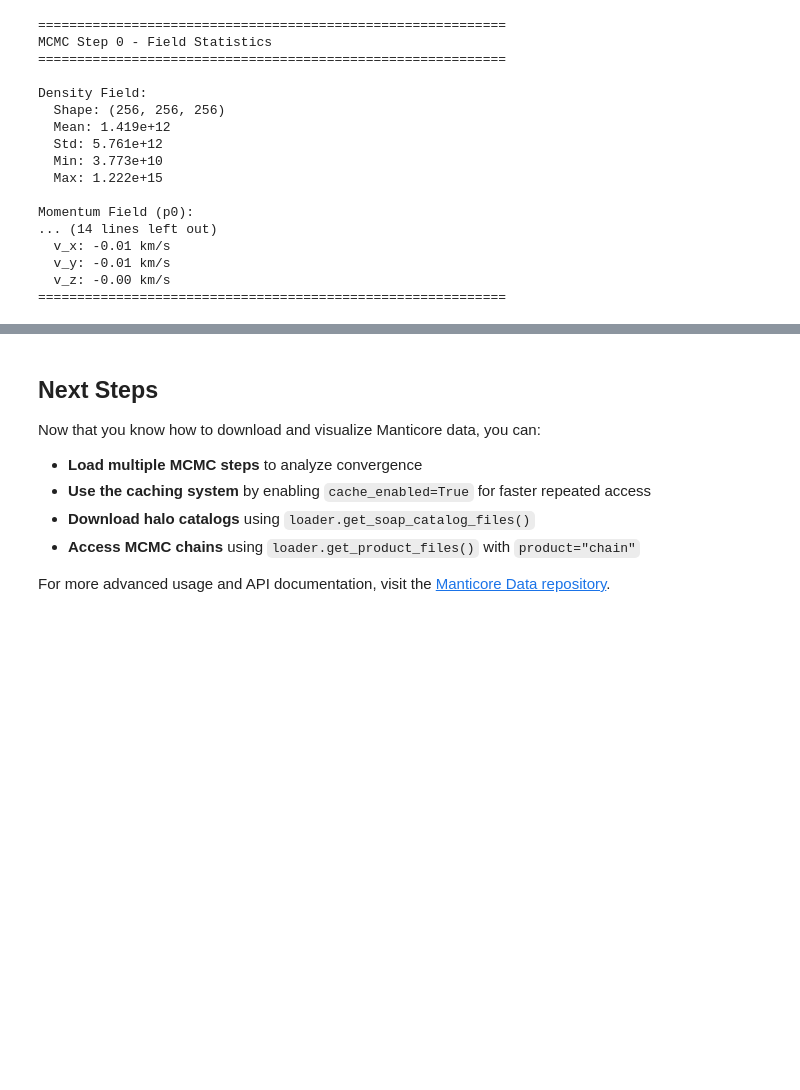
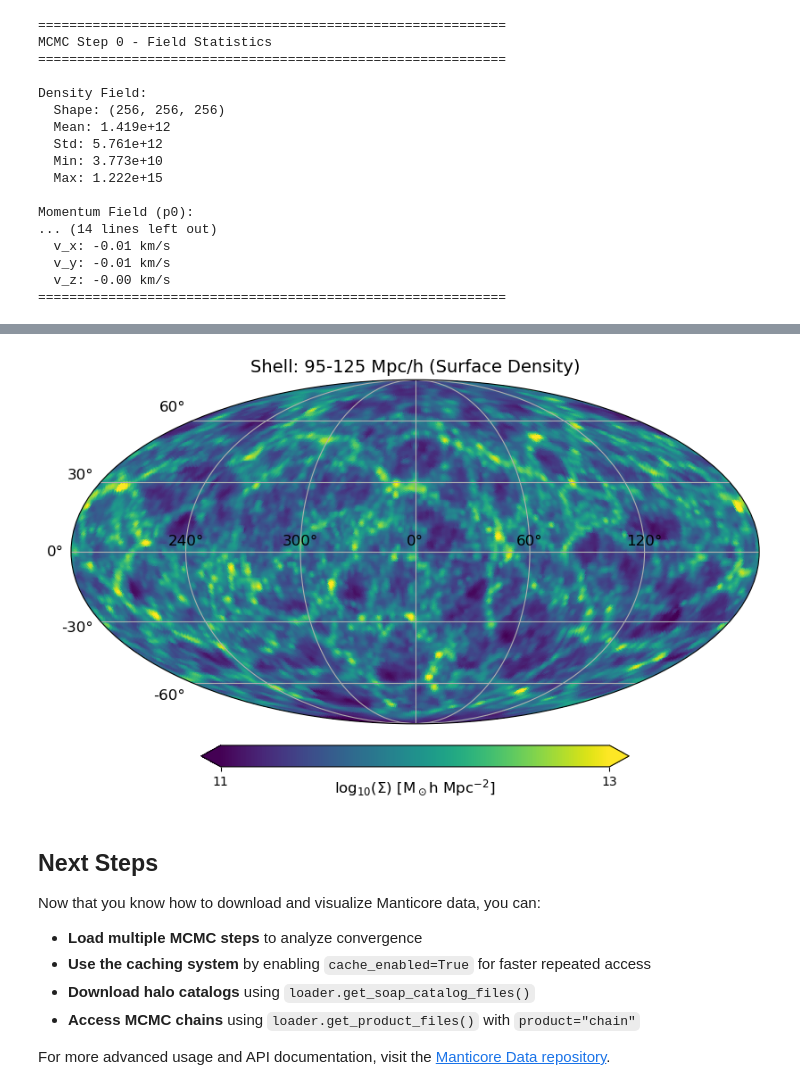
Before and after one commit to stuartmcalpine/manticore_public_scripts, a Jupyter notebook: manticore_data_tutorial.ipynb, the cells around one changed output, grey strips where cells are left out. Saved outputs shown, nothing was run; the diff lists cells and outputs as text; code cells hidden in the pictures; blank space fills up the shorter version.

Commit message:
Add sky view to example

```diff
--- a/manticore_data_tutorial.ipynb
+++ b/manticore_data_tutorial.ipynb
@@ -239,3 +288,89 @@ Momentum Field (p0):
+# %%
+import numpy as np
+import healpy as hp
+from scipy.ndimage import map_coordinates
+
+def plot_shell(density, observer_pos, d1, d2, L=1000*0.681, nside=128):
+    """
+    Plot a spherical shell surface density from a 3D density field on HEALPix projection.
+
+    Parameters:
+    -----------
+    density : array (256,256,256)
+        3D mass field in M☉/h per cell
+    observer_pos : tuple or array
+        Observer position in grid units (ix, iy, iz)
+    d1, d2 : float
+        Inner and outer radius of shell in Mpc/h
+    L : float
+        Box size in Mpc/h
+    nside : int
+        HEALPix resolution parameter
+    """
+    # Grid parameters
+    ngrid = density.shape[0]
+    cell_size = L / ngrid  # Mpc/h per cell
+
+    # Get HEALPix pixel directions (theta, phi)
+    npix = hp.nside2npix(nside)
+    theta, phi = hp.pix2ang(nside, np.arange(npix))
+
+    # Convert to Cartesian unit vectors
+    nx = np.sin(theta) * np.cos(phi)
+    ny = np.sin(theta) * np.sin(phi)
+    nz = np.cos(theta)
+
+    # Sample radii in the shell
+    n_samples = 20
+    radii = np.linspace(d1, d2, n_samples)
+    dr = (d2 - d1) / (n_samples - 1) if n_samples > 1 else (d2 - d1)
+
+    surface_density = np.zeros(npix)
+
+    # For each pixel, integrate along the line of sight through the shell
+    for i, r in enumerate(radii):
+        # Position in grid units
+        pos_x = observer_pos[0] + r * nx / cell_size
+        pos_y = observer_pos[1] + r * ny / cell_size
+        pos_z = observer_pos[2] + r * nz / cell_size
+
+        # Stack coordinates for map_coordinates
+        coords = np.array([pos_x, pos_y, pos_z])
+
+        # Sample density field (with boundary handling)
+        # density is in M☉/h per cell, convert to volume density
+        sampled = map_coordinates(density, coords, order=1,
+                                   mode='constant', cval=0)
+
+        # Convert from mass per cell to volume density and integrate
+        # Volume density: M☉/h / (Mpc/h)³
+        volume_density = sampled / (cell_size**3)
+
+        # Integrate along line of sight: Σ = ∫ ρ dr
+        surface_density += volume_density * dr
+
+    # surface_density is now in M☉/h per (Mpc/h)²
+    # Take log for visualization
+    log_surface_density = np.log10(surface_density + 1e-10)
+
+    # Plot
+    hp.projview(log_surface_density,
+                title=f'Shell: {d1}-{d2} Mpc/h (Surface Density)',
+                unit=r'log$_{10}$(Σ) [M$_\odot$h Mpc$^{-2}$]',
+                cmap='viridis',
+                graticule=True,
+                graticule_labels=True,
+                coord="C",
+                phi_convention="clockwise",
+                rot=[0,0,0],
+                flip="geo",
+                min=11, max=13)
+
+# Example usage:
+observer = (128, 128, 128)  # Center of box
+plot_shell(density, observer, d1=95, d2=125, L=1000, nside=128)
+# %% [output]
+[figure, added]
 # %% [markdown]
 ## Next Steps
 
```
Also changed, not shown: parts of 6 cells of this notebook.
